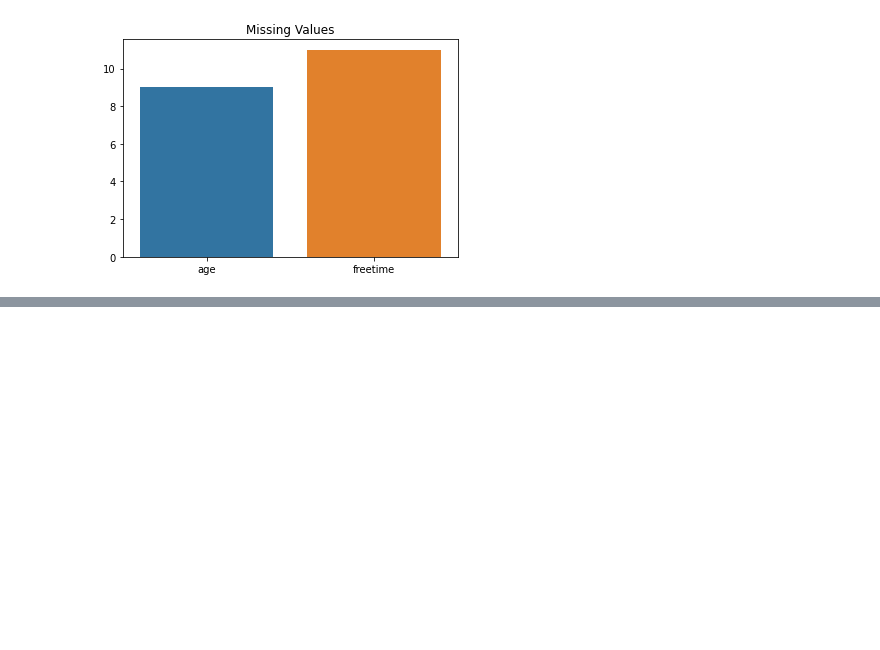
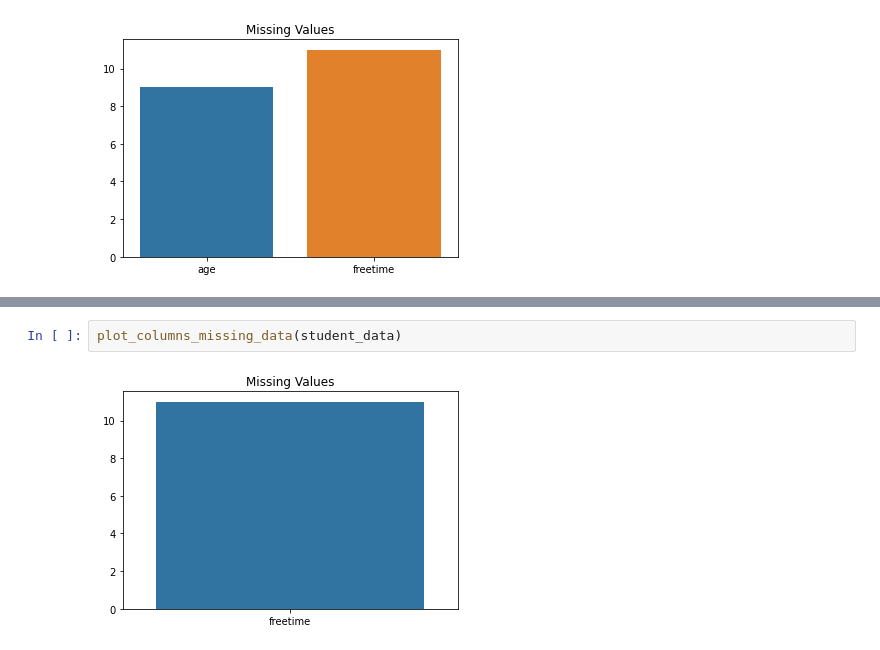
Before and after one commit to cseander/Databehandling-Christopher-Seander, a Jupyter notebook: Exercises/exercise1.ipynb, the cells around one changed output, grey strips where cells are left out. Drawn from its saved outputs; the diff is of its cells as text; blank space fills up the shorter version.

```diff
--- a/Exercises/exercise1.ipynb
+++ b/Exercises/exercise1.ipynb
@@ -166,0 +212,4 @@ student_data.head(25)
+# %%
+plot_columns_missing_data(student_data)
+# %% [output]
+[figure, added]
```
Also changed, not shown: parts of 17 cells of this notebook.
